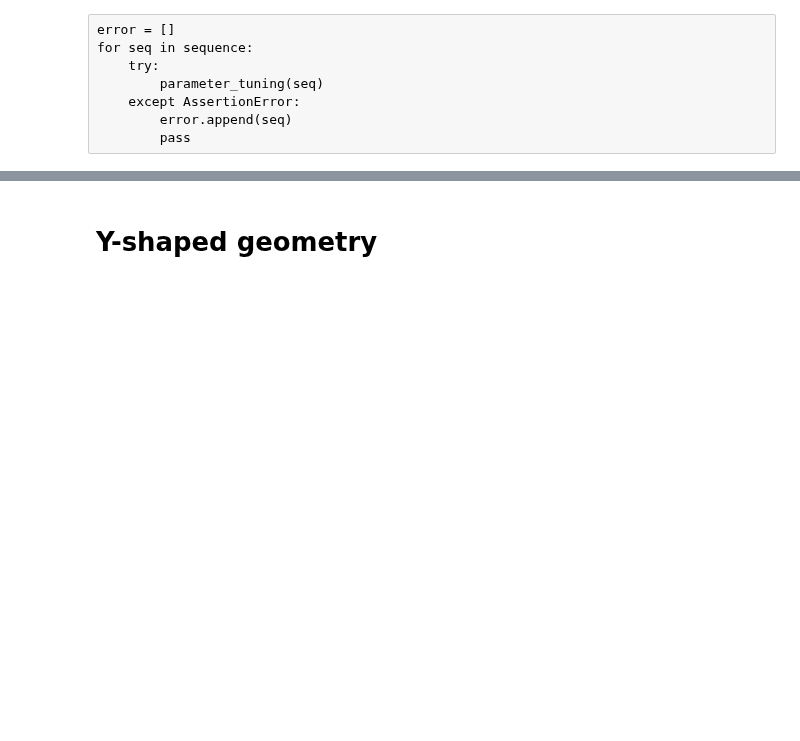
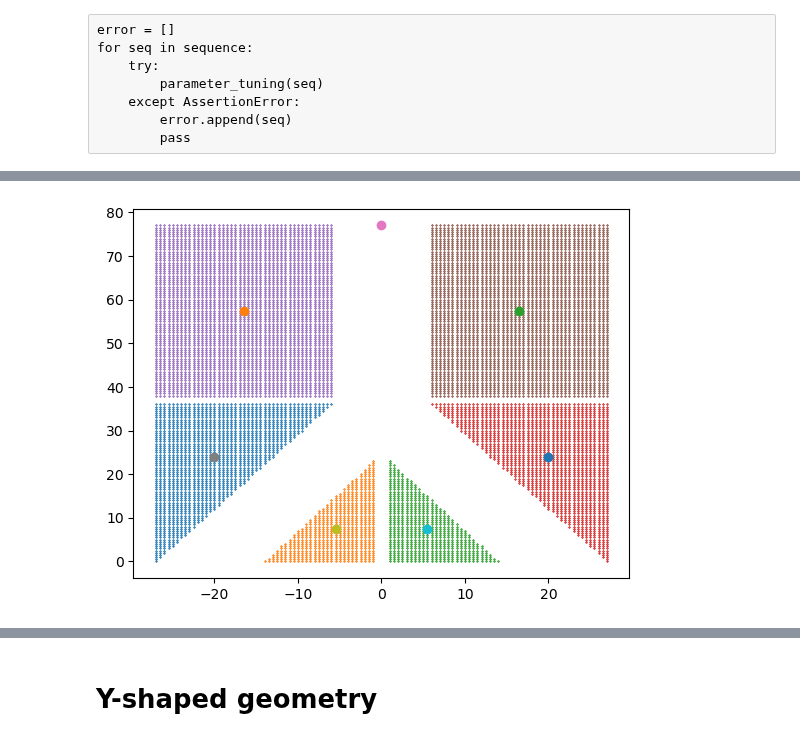
Before and after one commit to Satin21/Trijunction, a Jupyter notebook: analysis/Y.ipynb, the cells around one changed output, grey strips where cells are left out. Cells and saved outputs as stored; diff of their text form; code cells hidden in the pictures; blank space fills up the shorter version.

```diff
--- a/analysis/Y.ipynb
+++ b/analysis/Y.ipynb
@@ -164,2 +154,0 @@ np.unique(poisson_sites[:, 0])
-# %%
-g = grid[optimize.poisson_system.regions.charge.tag_points['air']]
@@ -189,0 +186,18 @@ min(Al2o3_2) - max(Al2o3)
+# %%
+from utils import dep_acc_regions
+dep_points, acc_points = dep_acc_regions(
+    optimize.poisson_system, optimize.site_indices, optimize.nw_centers, 'left-right'
+)
+# %%
+grid = optimize.poisson_system.grid.points
+twodeg_grid = optimize.site_coords
+for gate, indices in optimize.poisson_system.regions.voltage.tag_points.items():
+    g = grid[indices]
+    if gate.split('_')[0] not in ['global', 'dirichlet']:
+        plt.scatter(g[:, 0], g[:, 1], s = 0.1, alpha = 1)
+
+for _, indices in dep_points.items():
+    point = optimize.site_coords[indices[0]]
+    plt.scatter(point[0], point[1])
+# %% [output]
+[figure, added]
```
Also changed, not shown: parts of 53 cells of this notebook, 9 other files.
